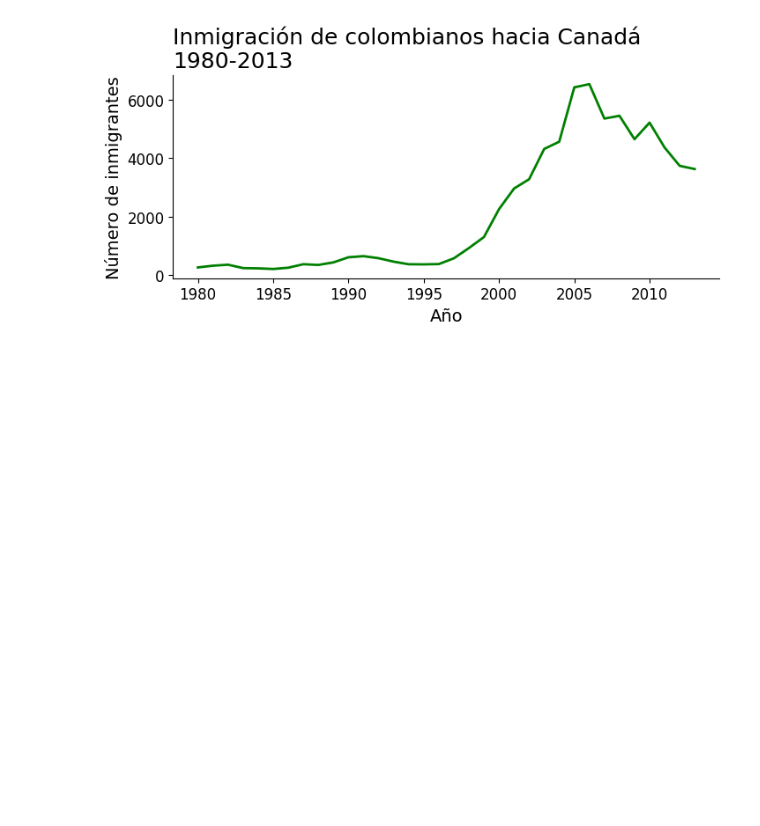
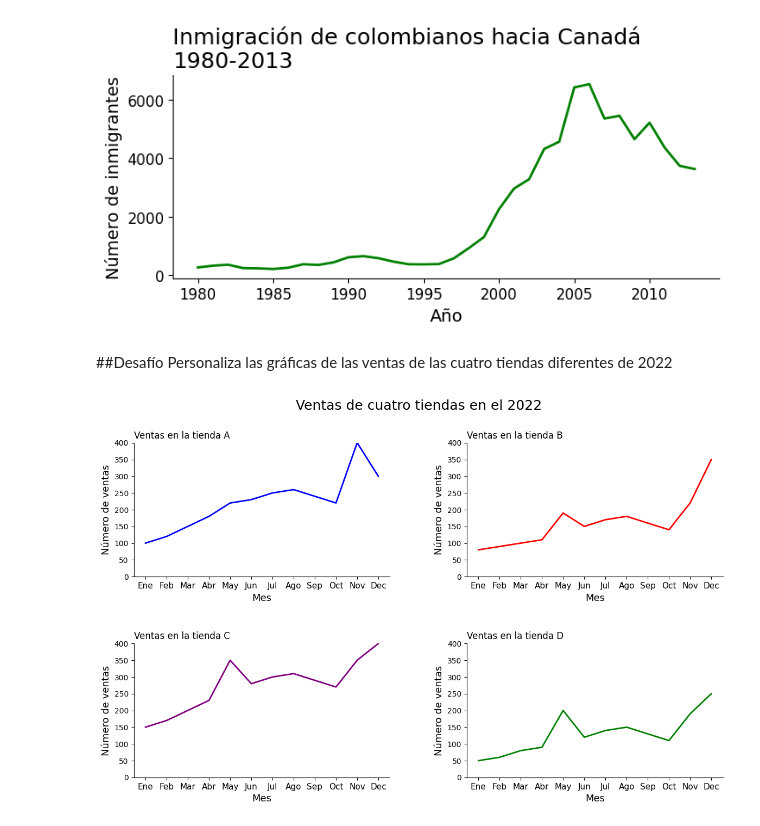
Before and after one commit to vanessa-oreza/python, a Jupyter notebook: visualizacion_de_datos_con_python.ipynb, the cells around one changed output. Saved outputs shown, nothing was run; the diff lists cells and outputs as text; code cells hidden in the pictures; blank space fills up the shorter version.

Commit message:
Desafío mejorar gráficas

```diff
--- a/visualizacion_de_datos_con_python.ipynb
+++ b/visualizacion_de_datos_con_python.ipynb
@@ -511,3 +511,53 @@ fig.savefig('/content/inmigrantes_colombianos_fondo-transparente.png',
 plt.show()
 # %% [output]
 [figure]
+# %% [markdown]
+##Desafío
+Personaliza las gráficas de las ventas de las cuatro tiendas diferentes de 2022
+# %%
+#Para crear los cuatro gráficos
+fig, axs=plt.subplots(2,2,figsize=(14,8))
+
+#Ajustar los espaciados entre los subgráficos
+plt.subplots_adjust(hspace=0.5, wspace=0.3)
+
+#Título superior
+fig.suptitle('Ventas de cuatro tiendas en el 2022', fontsize=18)
+
+#Cuatro gráficos
+axs[0,0].plot(df1.loc['A'],lw=2, color="blue")
+axs[0,0].set_title('Ventas en la tienda A', loc='left')
+
+
+axs[0,1].plot(df1.loc['B'],lw=2, color="red")
+axs[0,1].set_title('Ventas en la tienda B', loc='left')
+
+axs[1,0].plot(df1.loc['C'],lw=2, color="purple")
+axs[1,0].set_title('Ventas en la tienda C', loc='left')
+
+axs[1,1].plot(df1.loc['D'],lw=2, color="g")
+axs[1,1].set_title('Ventas en la tienda D', loc='left')
+
+# Agregar etiquetas para los ejes X y Y
+
+for ax in axs.flat:
+    ax.set_xlabel('Mes', fontsize=13)
+    ax.set_ylabel('Número de ventas', fontsize=13)
+    ax.xaxis.set_tick_params(labelsize=11)
+    ax.yaxis.set_tick_params(labelsize=10)
+    #Quitar márgenes
+    ax.spines['top'].set_visible(False)
+    ax.spines['right'].set_visible(False)
+
+#Definir el mismo límite en Y
+ymin=0
+ymax=400
+
+for ax in axs.ravel():
+  ax.set_ylim(ymin, ymax)
+
+
+#No mostrar el espacio de memoria
+plt.show()
+# %% [output]
+[figure, added]
```
